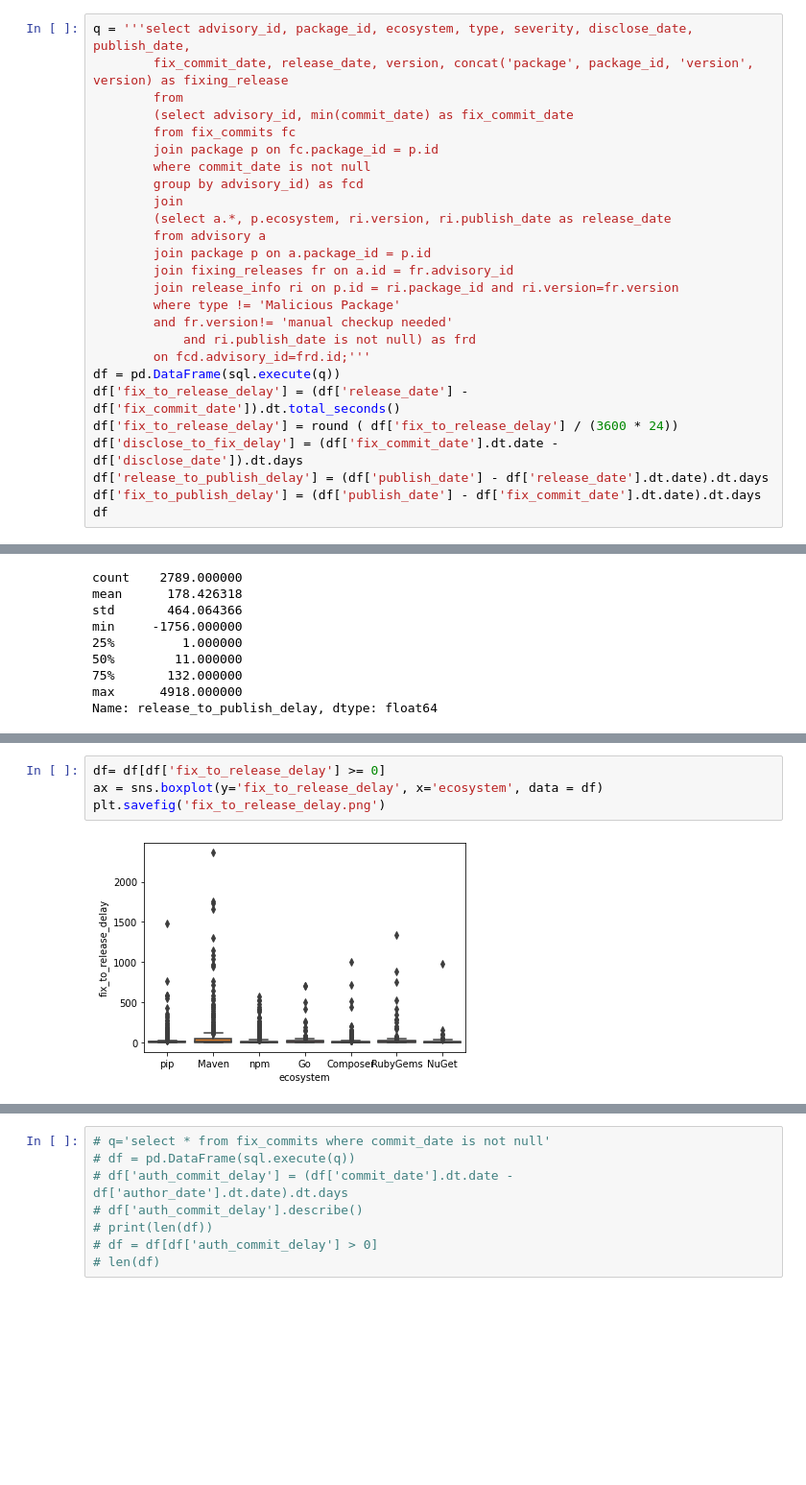
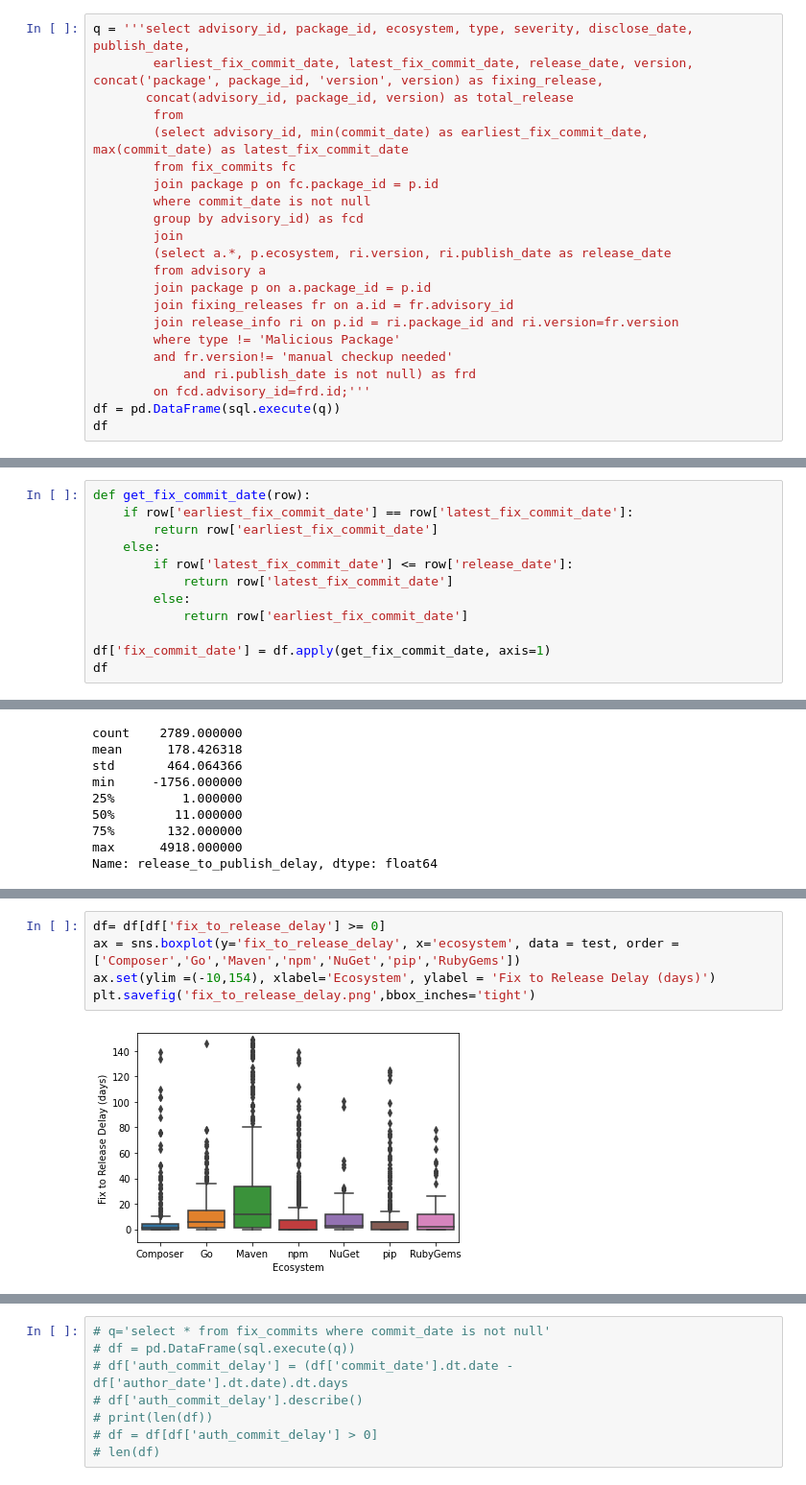
Before and after one commit to nasifimtiazohi/advisory-lifecycle, a Jupyter notebook: data_explore/rq1.ipynb, the cells around one changed output, grey strips where cells are left out. Shown at 96% size. Saved outputs shown, nothing was run; the diff lists cells and outputs as text; blank space fills up the shorter version.

```diff
--- a/data_explore/rq1.ipynb
+++ b/data_explore/rq1.ipynb
@@ -52,8 +62,9 @@ df['package_id'].nunique(), df['advisory_id'].nunique(), df['ri.id'].nunique()
 # %%
 q = '''select advisory_id, package_id, ecosystem, type, severity, disclose_date, publish_date,
-        fix_commit_date, release_date, version, concat('package', package_id, 'version', version) as fixing_release
+        earliest_fix_commit_date, latest_fix_commit_date, release_date, version, concat('package', package_id, 'version', version) as fixing_release,
+       concat(advisory_id, package_id, version) as total_release
         from
-        (select advisory_id, min(commit_date) as fix_commit_date
+        (select advisory_id, min(commit_date) as earliest_fix_commit_date, max(commit_date) as latest_fix_commit_date
         from fix_commits fc
         join package p on fc.package_id = p.id
         where commit_date is not null
@@ -69,10 +80,5 @@ q = '''select advisory_id, package_id, ecosystem, type, severity, disclose_date,
             and ri.publish_date is not null) as frd
         on fcd.advisory_id=frd.id;'''
 df = pd.DataFrame(sql.execute(q))
-df['fix_to_release_delay'] = (df['release_date'] - df['fix_commit_date']).dt.total_seconds()
-df['fix_to_release_delay'] = round ( df['fix_to_release_delay'] / (3600 * 24))
-df['disclose_to_fix_delay'] = (df['fix_commit_date'].dt.date - df['disclose_date']).dt.days
-df['release_to_publish_delay'] = (df['publish_date'] - df['release_date'].dt.date).dt.days
-df['fix_to_publish_delay'] = (df['publish_date'] - df['fix_commit_date'].dt.date).dt.days
 df
 # %% [output]
@@ -91,0 +98,12 @@ df
+# %%
+def get_fix_commit_date(row):
+    if row['earliest_fix_commit_date'] == row['latest_fix_commit_date']:
+        return row['earliest_fix_commit_date']
+    else:
+        if row['latest_fix_commit_date'] <= row['release_date']:
+            return row['latest_fix_commit_date']
+        else:
+            return row['earliest_fix_commit_date']
+
+df['fix_commit_date'] = df.apply(get_fix_commit_date, axis=1)
+df
@@ -128,6 +184,7 @@ wrong.to_csv('delaylessthanzero.csv', index=False)
 # %%
 df= df[df['fix_to_release_delay'] >= 0]
-ax = sns.boxplot(y='fix_to_release_delay', x='ecosystem', data = df)
-plt.savefig('fix_to_release_delay.png')
+ax = sns.boxplot(y='fix_to_release_delay', x='ecosystem', data = test, order =['Composer','Go','Maven','npm','NuGet','pip','RubyGems'])
+ax.set(ylim =(-10,154), xlabel='Ecosystem', ylabel = 'Fix to Release Delay (days)')
+plt.savefig('fix_to_release_delay.png',bbox_inches='tight')
 # %% [output]
-[figure, old version]
+[figure, new version]
```
Also changed, not shown: parts of 23 cells of this notebook, 3 other files.
